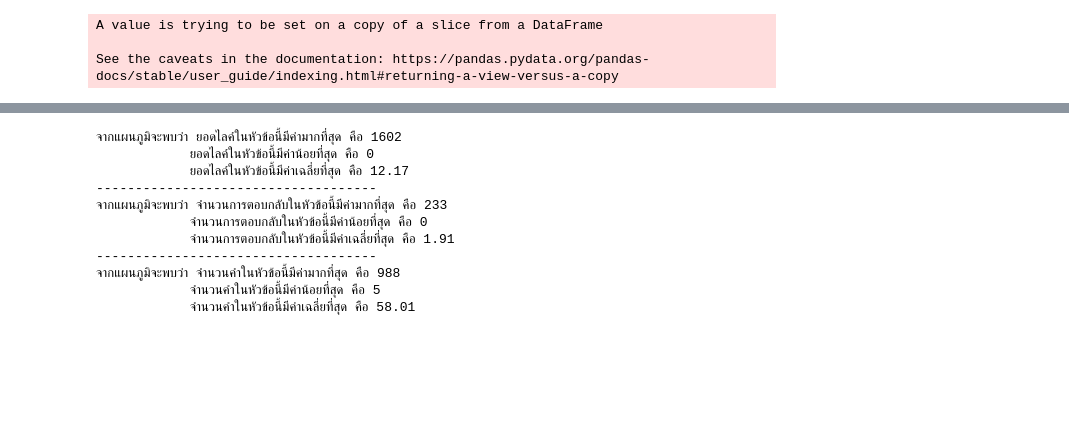
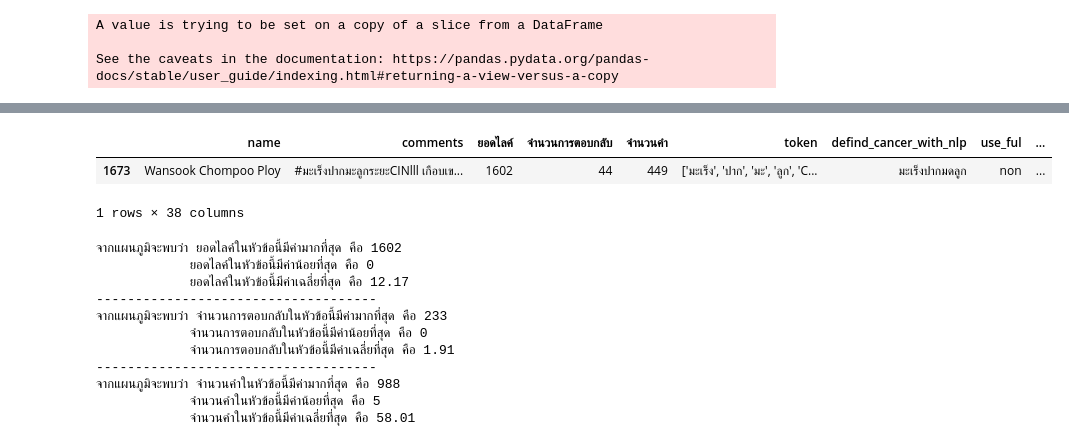
Before and after one commit to MOOwuttichai/BSC_DPDM2023, a Jupyter notebook: กราฟ.ipynb, the cells around one changed output, grey strips where cells are left out. Drawn from its saved outputs; the diff is of its cells as text; code cells hidden in the pictures; blank space fills up the shorter version.

```diff
--- a/กราฟ.ipynb
+++ b/กราฟ.ipynb
@@ -301,3 +404,13 @@ fig_8.show()
+# %%
+max_count=nms[nms['จำนวนคำ'] == nms['จำนวนคำ'].max()]
+max_like=nms[nms['ยอดไลค์'] == nms['ยอดไลค์'].max()]
+max_reply=nms[nms['จำนวนการตอบกลับ'] == nms['จำนวนการตอบกลับ'].max()]
+# %%
+max_like
+# %% [output]
+|  | name | comments | ยอดไลค์ | จำนวนการตอบกลับ | จำนวนคำ | token | defind_cancer_with_nlp | use_ful | ... |
+| 1673 | Wansook Chompoo Ploy | #มะเร็งปากมะลูกระยะCINlll เกือบเข... | 1602 | 44 | 449 | ['มะเร็ง', 'ปาก', 'มะ', 'ลูก', 'C... | มะเร็งปากมดลูก | non | ... |
+1 rows × 38 columns
 # %%
 avg_11=nms['ยอดไลค์'].mean()
 avg_22=nms['จำนวนการตอบกลับ'].mean()
```
Also changed, not shown: parts of 87 cells of this notebook.
